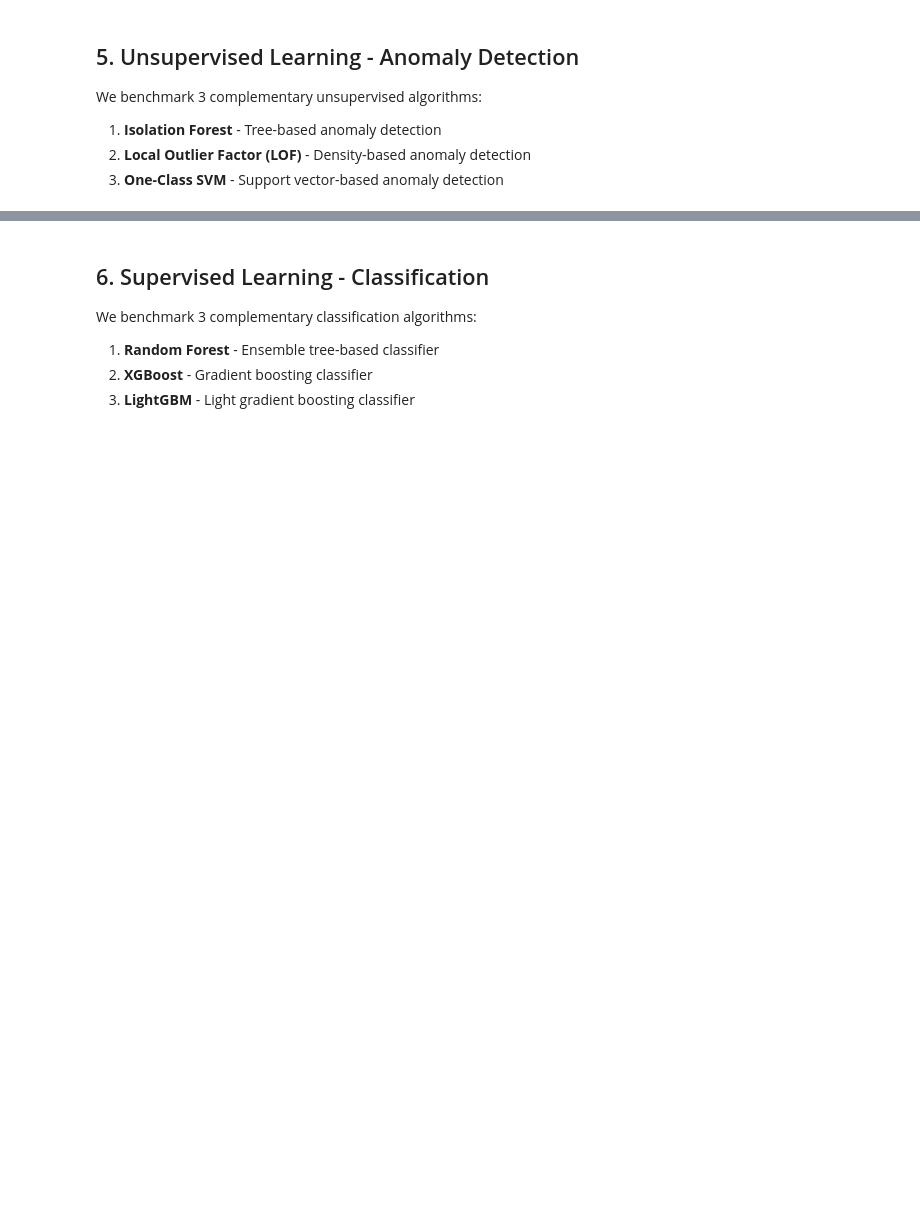
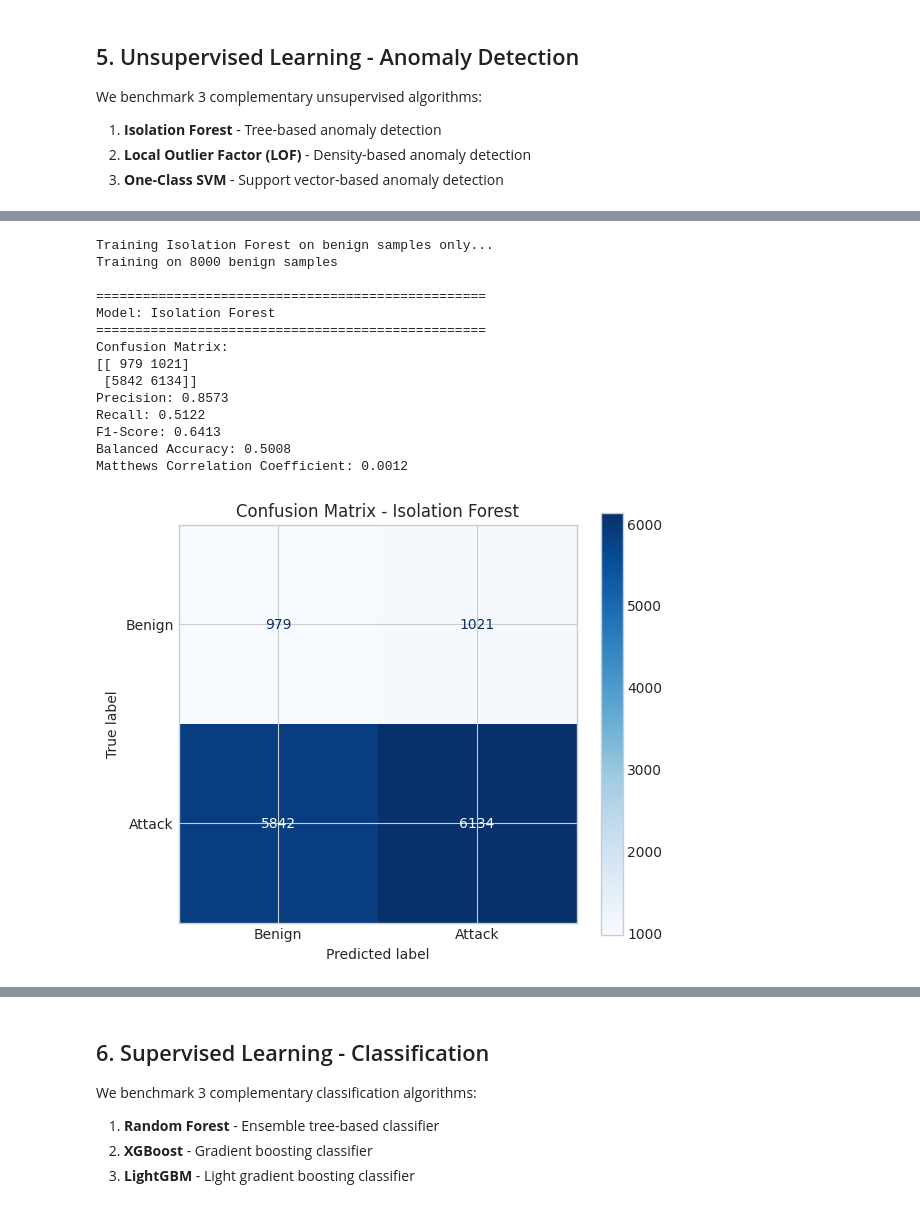
Before and after one commit to reg1um/cyberml, a Jupyter notebook: main.ipynb, the cells around one changed output, grey strips where cells are left out. Saved outputs shown, nothing was run; the diff lists cells and outputs as text; code cells hidden in the pictures; blank space fills up the shorter version.

```diff
--- a/main.ipynb
+++ b/main.ipynb
@@ -406,13 +522,38 @@ print(f"Contamination rate (attack ratio): {contamination_rate:.4f}")
 # %%
-# 1. Isolation Forest
-print("Training Isolation Forest...")
+# 1. Isolation Forest - IMPROVED (trained on benign samples only)
+print("Training Isolation Forest on benign samples only...")
+
+# CRITICAL FIX: Train only on benign samples
+X_train_benign_ad = X_train_scaled[y_train == 0]
+print(f"Training on {len(X_train_benign_ad)} benign samples")
+
 iso_forest = IsolationForest(
-    n_estimators=100,
-    contamination="auto",
+    n_estimators=200,  # More trees for stability
+    max_samples='auto',
+    contamination=0.5,  # High recall threshold
     random_state=RANDOM_STATE,
-    n_jobs=-1
+    n_jobs=-1,
+    bootstrap=True  # Better variance estimation
 )
-iso_forest.fit(X_train_scaled)
+iso_forest.fit(X_train_benign_ad)
+
+# Predict on test set
 y_pred_iso = iso_forest.predict(X_test_scaled)
 iso_results = evaluate_anomaly_detector(y_test, y_pred_iso, "Isolation Forest")
+# %% [output]
+Training Isolation Forest on benign samples only...
+Training on 8000 benign samples
+
+==================================================
+Model: Isolation Forest
+==================================================
+Confusion Matrix:
+[[ 979 1021]
+ [5842 6134]]
+Precision: 0.8573
+Recall: 0.5122
+F1-Score: 0.6413
+Balanced Accuracy: 0.5008
+Matthews Correlation Coefficient: 0.0012
+[figure, added]
 # %%
```
Also changed, not shown: parts of 45 cells of this notebook, 2 other files.
